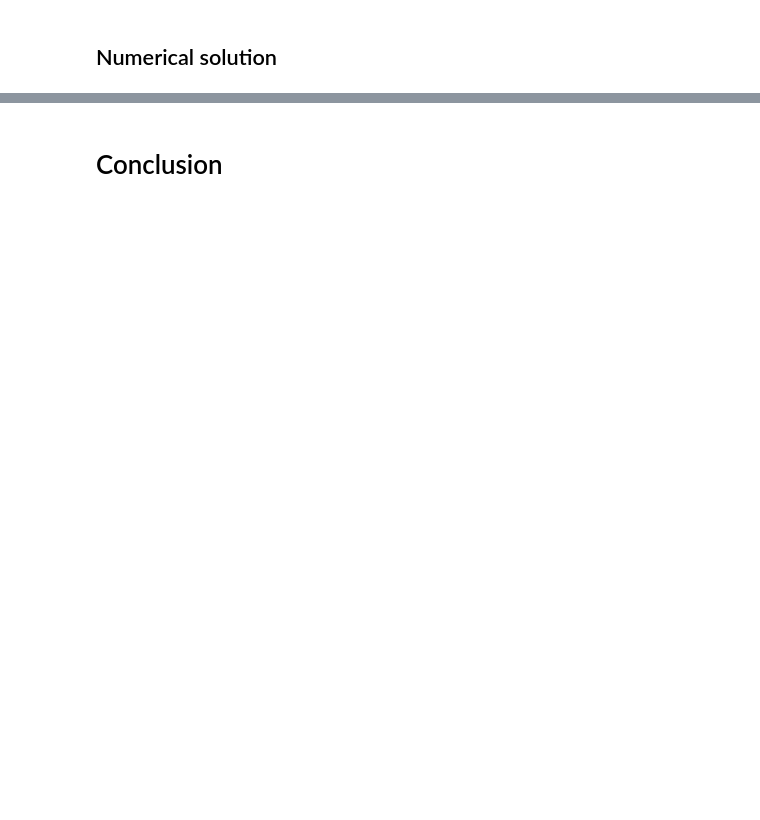
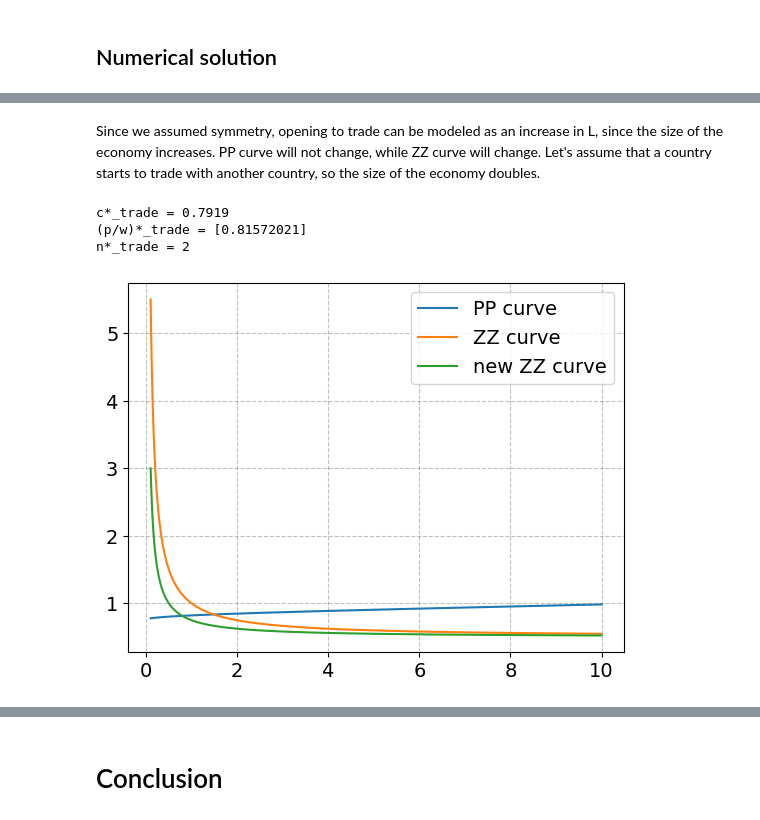
Before and after one commit to NumEconCopenhagen/projects-2023-virginia-rebecca, a Jupyter notebook: modelproject/modelproject.ipynb, the cells around one changed output, grey strips where cells are left out. Cells and saved outputs as stored; diff of their text form; code cells hidden in the pictures; blank space fills up the shorter version.

```diff
--- a/modelproject/modelproject.ipynb
+++ b/modelproject/modelproject.ipynb
@@ -294,0 +295,43 @@ Try to make an extension of the model.
+# %% [markdown]
+Since we assumed symmetry, opening to trade can be modeled as an increase in L, since the size of the economy increases. PP curve will not change, while ZZ curve will change. Let's assume that a country starts to trade with another country, so the size of the economy doubles.
+# %%
+# Set new L
+model.par.L = model.par.L*2
+
+# Calculate and plot the new ZZ curve
+price3 = np.empty(model.par.Np)
+for i,c in enumerate(consumption_function):
+   model.par.c = c
+   price3[i] = model.solve_firm2()
+
+interp_func3 = interpolate.RegularGridInterpolator([consumption_function], price3/model.par.w,
+                                                  bounds_error=False,
+                                                  fill_value=None)
+
+
+c_grid = interp_func(p_grid)
+
+fig = plt.figure()
+axx = fig.add_subplot(1,1,1)
+axx.plot(consumption_function, interp_func1(c_grid))
+axx.plot(consumption_function, interp_func2(c_grid))
+axx.plot(consumption_function, interp_func3(c_grid))
+axx.legend(['PP curve', 'ZZ curve', 'new ZZ curve'])
+
+# Calculate new equilibrium
+
+def eq(x):
+   return interp_func1([x])-interp_func3([x])
+
+res = optimize.root_scalar(eq,bracket=[0.5,5])
+c_eq = res.root
+pw_eq = interp_func1([res.root])
+N = model.number(c_eq)
+print(f'c*_trade = {c_eq:.4f}')
+print('(p/w)*_trade =', pw_eq)
+print(f'n*_trade = {N}')
+# %% [output]
+c*_trade = 0.7919
+(p/w)*_trade = [0.81572021]
+n*_trade = 2
+[figure, added]
```
Also changed, not shown: parts of 29 cells of this notebook, 2 other files.
